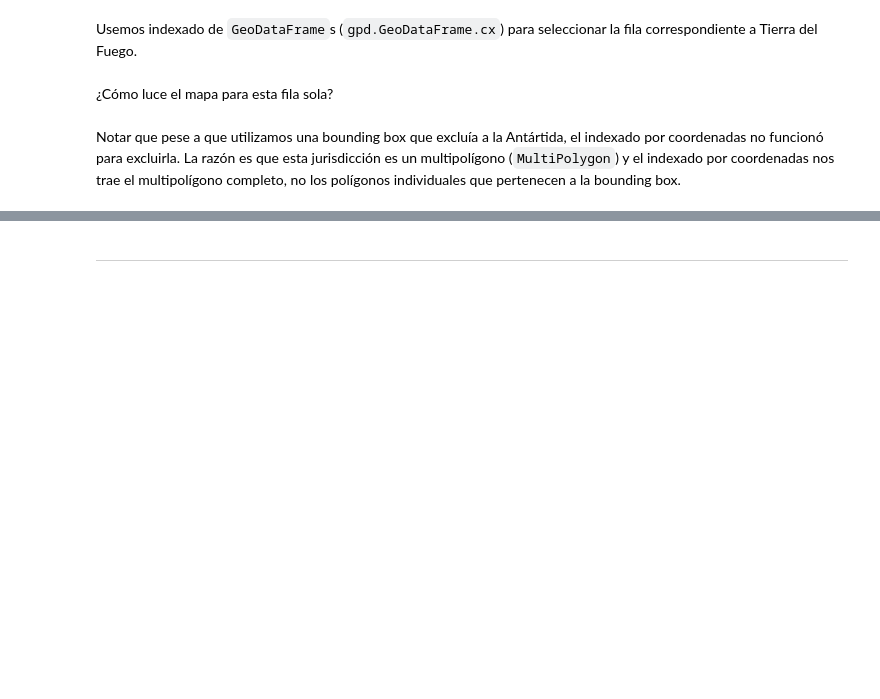
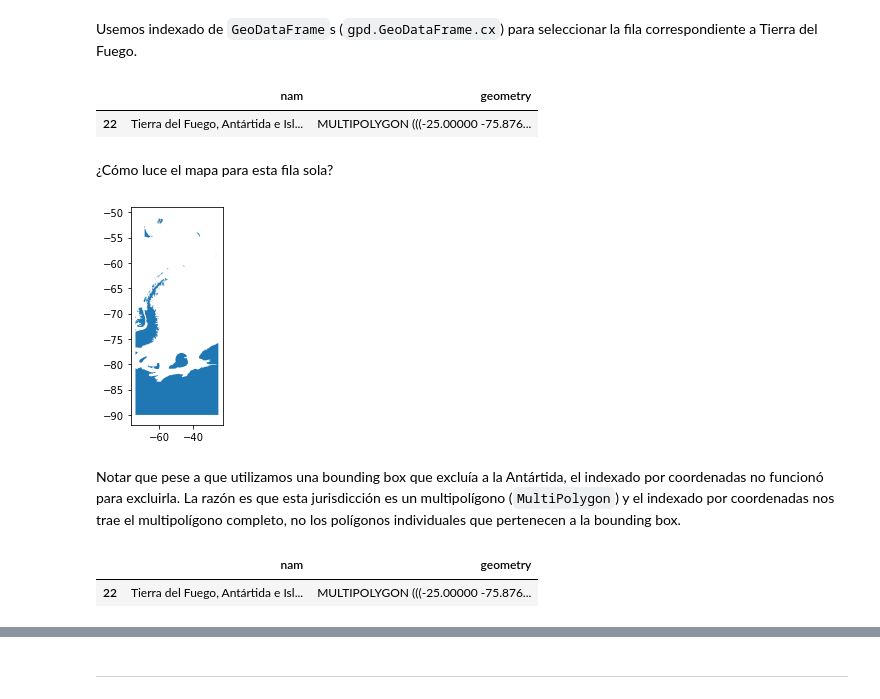
Before and after one commit to rbonazzola/PythonParaEconomistas2023, a Jupyter notebook: Clase6/PythEcon2023_c6.ipynb, the cells around one changed output, grey strips where cells are left out. Cells and saved outputs as stored; diff of their text form; code cells hidden in the pictures; blank space fills up the shorter version.

```diff
--- a/Clase6/PythEcon2023_c6.ipynb
+++ b/Clase6/PythEcon2023_c6.ipynb
@@ -58,8 +234,19 @@ TdF_bounding_box = (-75,-60,-40,-55)
 xmin, ymin, xmax, ymax = TdF_bounding_box
 # %% [markdown]
 Usemos indexado de `GeoDataFrame`s (`gpd.GeoDataFrame.cx`) para seleccionar la fila correspondiente a Tierra del Fuego.
+# %%
+TdF_Antartida_islas = provincias_gdf.cx[xmin:xmax, ymin:ymax]
+# %%
+TdF_Antartida_islas
+# %% [output]
+|  | nam | geometry |
+| 22 | Tierra del Fuego, Antártida e Isl... | MULTIPOLYGON (((-25.00000 -75.876... |
 # %% [markdown]
 ¿Cómo luce el mapa para esta fila sola?
+# %%
+TdF_Antartida_islas.plot();
+# %% [output]
+[figure, added]
 # %% [markdown]
 Notar que pese a que utilizamos una bounding box que excluía a la Antártida, el indexado por coordenadas no funcionó para excluirla. La razón es que esta jurisdicción es un multipolígono (`MultiPolygon`) y el indexado por coordenadas nos trae el multipolígono completo, no los polígonos individuales que pertenecen a la bounding box.
 # %%
@@ -67,3 +256,8 @@ from shapely.geometry.multipolygon import MultiPolygon
+# %%
+TdF_Antartida_islas
+# %% [output]
+|  | nam | geometry |
+| 22 | Tierra del Fuego, Antártida e Isl... | MULTIPOLYGON (((-25.00000 -75.876... |
 # %%
 TdF_bounding_box = (-75,-60,-40,-55)
 xmin, ymin, xmax, ymax = TdF_bounding_box
```
Also changed, not shown: parts of 34 cells of this notebook.
